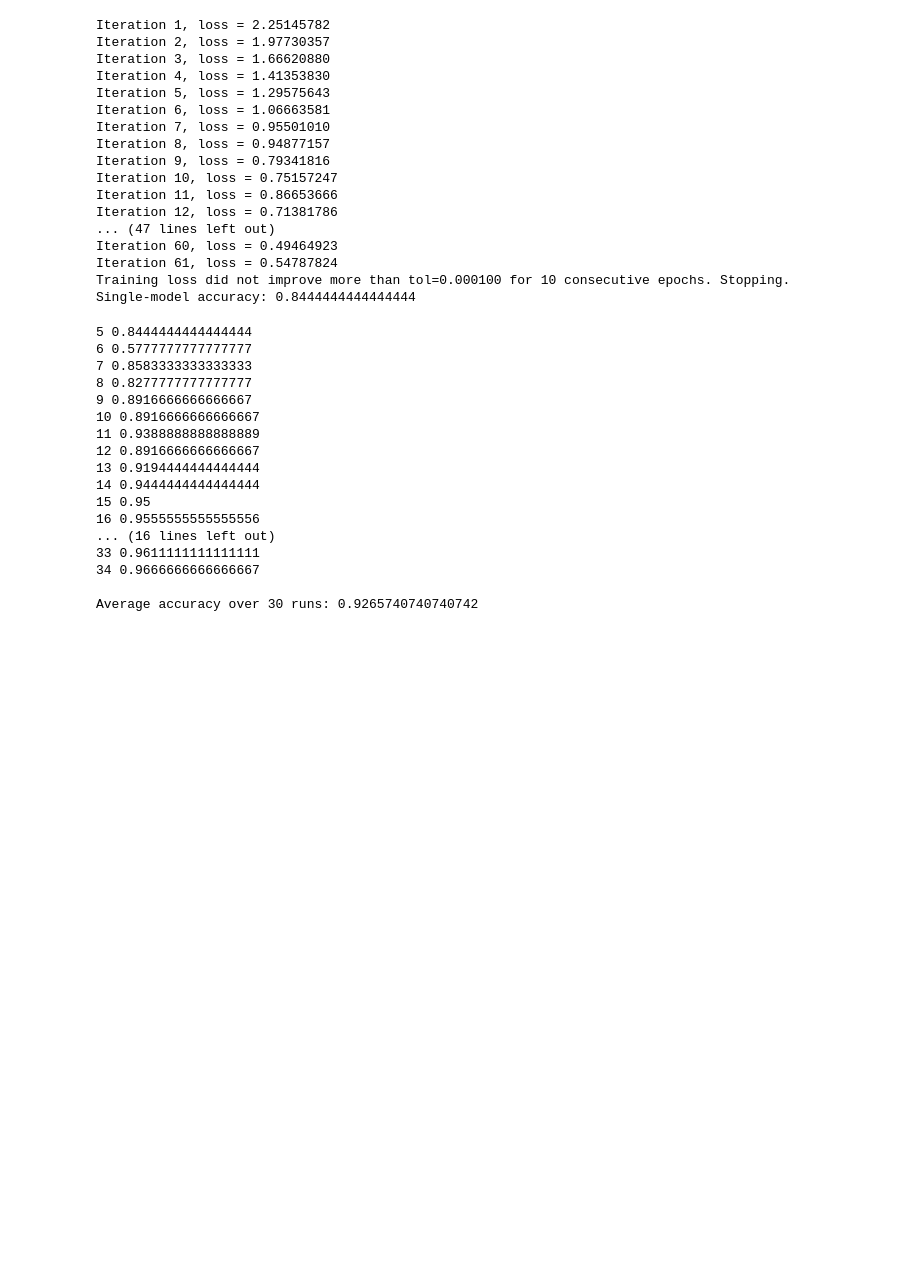
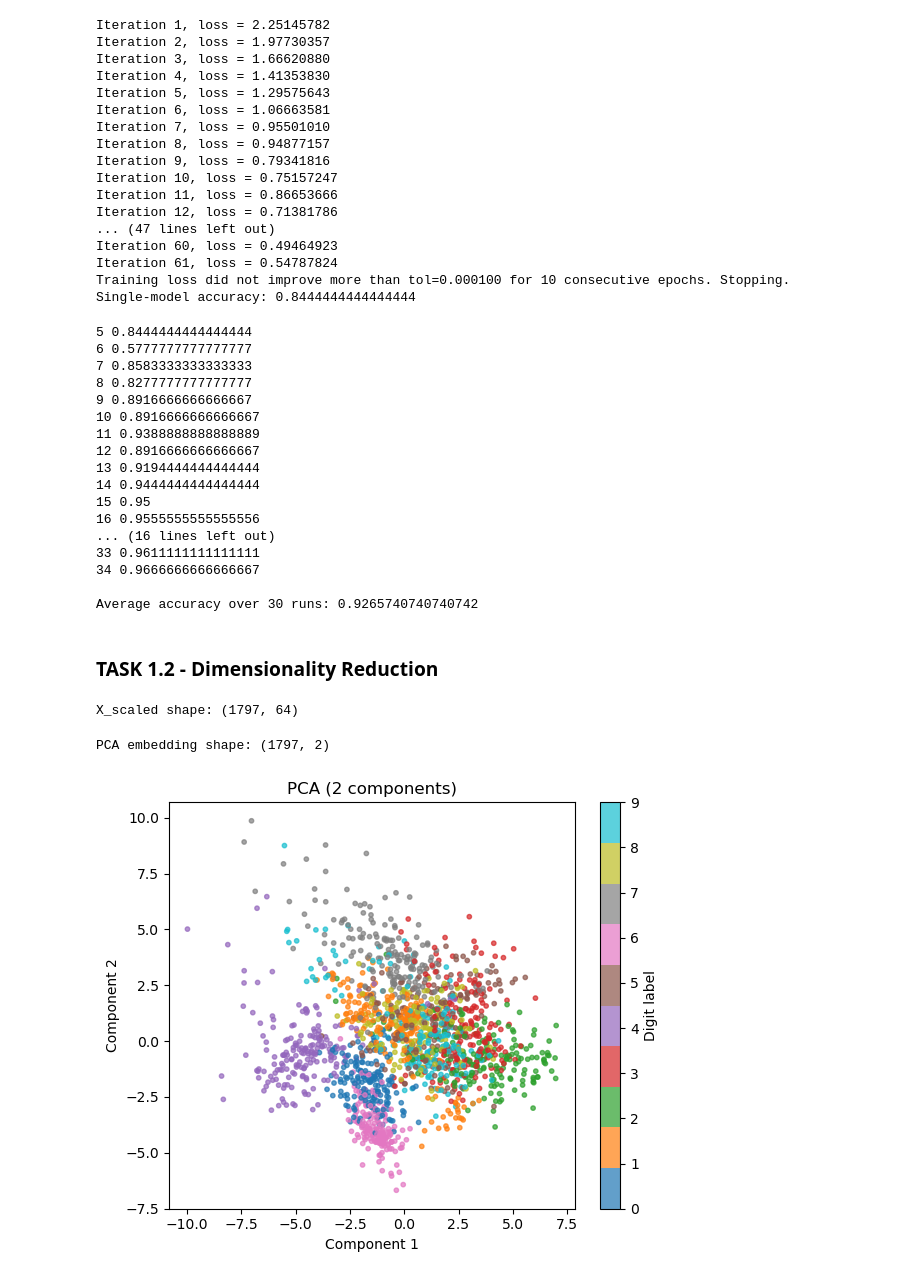
Before and after one commit to jaredlevengood/Neural-Network-Digit-Classification, a Jupyter notebook: DSCI_Exercise1.ipynb, the cells around one changed output. Saved outputs shown, nothing was run; the diff lists cells and outputs as text; code cells hidden in the pictures; blank space fills up the shorter version.

```diff
--- a/DSCI_Exercise1.ipynb
+++ b/DSCI_Exercise1.ipynb
@@ -121,3 +123,5 @@ print("\nAverage accuracy over 30 runs:", avg_accuracy)
 34 0.9666666666666667
 
 Average accuracy over 30 runs: 0.9265740740740742
+# %% [markdown]
+### TASK 1.2 - Dimensionality Reduction
@@ -123,0 +132,49 @@ Average accuracy over 30 runs: 0.9265740740740742
+# %%
+# X = all digit images flattened (n_samples x 64)
+X = digits.data
+y = digits.target  # labels 0–9
+
+# Standardize features: mean 0, variance 1
+scaler = StandardScaler()
+X_scaled = scaler.fit_transform(X)
+
+print("X_scaled shape:", X_scaled.shape)
+# %% [output]
+X_scaled shape: (1797, 64)
+# %%
+def plot_embedding(X_embedded, y, title):
+    """
+    X_embedded: (n_samples, 2) array
+    y: labels (digits 0–9)
+    """
+    plt.figure(figsize=(6, 5))
+
+    # Use a discrete colormap for 10 classes
+    cmap = plt.cm.get_cmap('tab10', 10)
+
+    scatter = plt.scatter(
+        X_embedded[:, 0],
+        X_embedded[:, 1],
+        c=y,
+        cmap=cmap,
+        s=10,
+        alpha=0.7
+    )
+
+    cbar = plt.colorbar(scatter, ticks=range(10))
+    cbar.set_label("Digit label")
+
+    plt.title(title)
+    plt.xlabel("Component 1")
+    plt.ylabel("Component 2")
+    plt.tight_layout()
+    plt.show()
+# %%
+pca = PCA(n_components=2, random_state=42)
+X_pca = pca.fit_transform(X_scaled)
+
+print("PCA embedding shape:", X_pca.shape)
+plot_embedding(X_pca, y, "PCA (2 components)")
+# %% [output]
+PCA embedding shape: (1797, 2)
+[figure, added]
```
Also changed, not shown: parts of 7 cells of this notebook.
